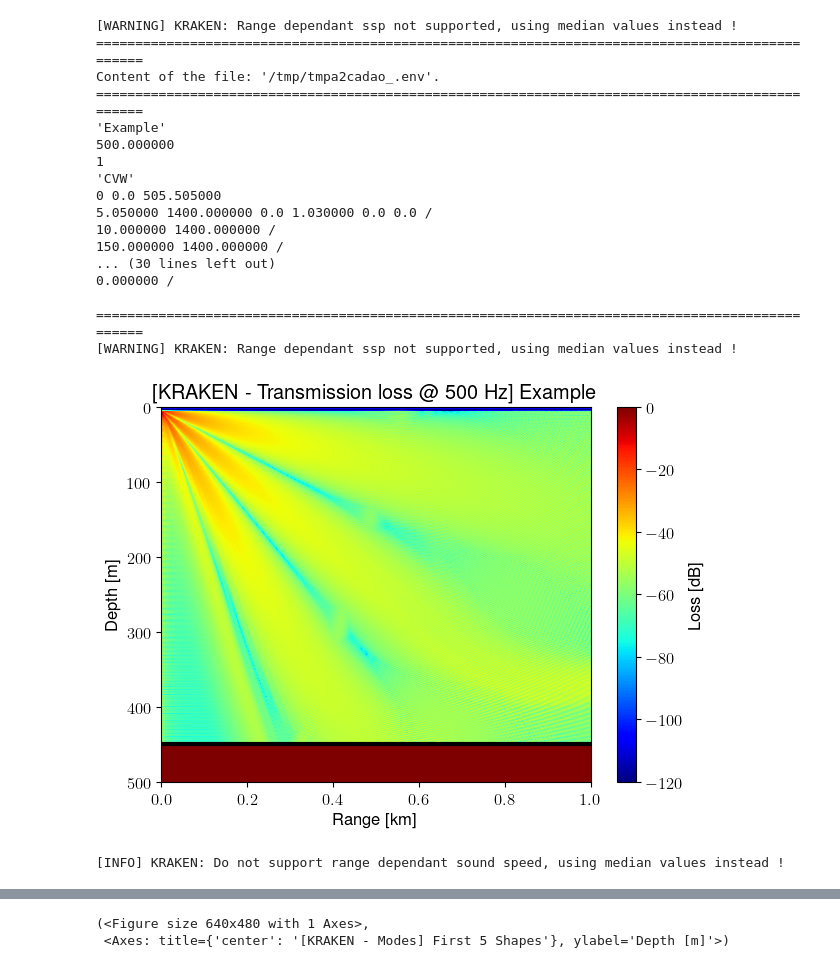
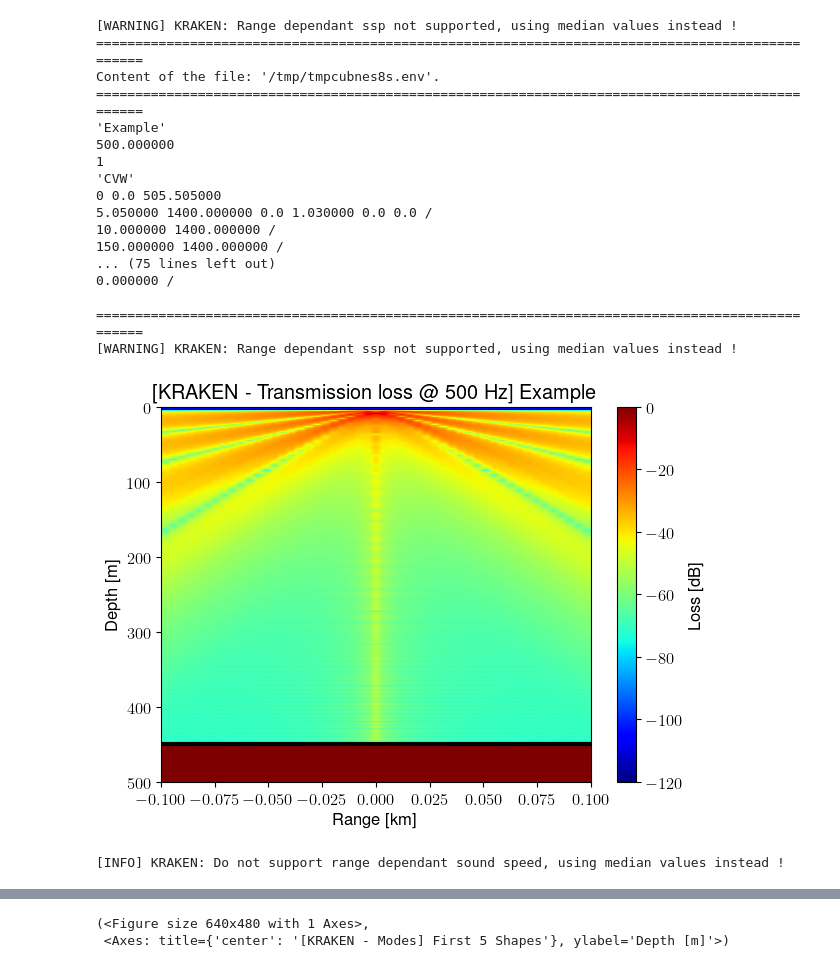
Before and after one commit to ErVuL/uAcoustics, a Jupyter notebook: python/KRAKEN.ipynb, the cells around one changed output, grey strips where cells are left out. Drawn from its saved outputs; the diff is of its cells as text; code cells hidden in the pictures.

```diff
--- a/python/KRAKEN.ipynb
+++ b/python/KRAKEN.ipynb
@@ -2,8 +2,8 @@
 import arlpy.uwapm as pm
 import numpy as np
 
-x = np.linspace(0, 1000, 1000)
-z = np.linspace(0, 500,  720)
+x = np.linspace(-100, 100, 51)
+z = np.linspace(0, 500,  2000)
 depth = 450
 
 ssp_range = np.array([0, 3000, 5000])
@@ -21,7 +21,7 @@ env = pm.make_env2d(
         pad_inputData   = True,
         name            = 'Example',
 
-        # BELLHOP/KRAKEN attn
+        # BELLHOP/KRAKEN: attn
         volume_attn     = None,
 
         # ALL: Receiver positoins
@@ -53,36 +53,36 @@ env = pm.make_env2d(
         bot_density     = 2.75,                                                # g/cm3
         bot_PwaveSpeed  = 6000,                                                # m/s
         bot_SwaveSpeed  = 3500,                                                # m/s
         bot_PwaveAttn   = 0.02,                                                # dB/wavelength
         bot_SwaveAttn   = 0.02,                                                # dB/wavelength
         )
 
 KRAKEN = pm.KRAKEN(env)
 KRAKEN.compute_transmission_loss(debug=True)
 KRAKEN.compute_modes()
 
 KRAKEN.plot_transmission_loss()
 KRAKEN.plot_ssp()
 KRAKEN.plot_modes(5)
 # %% [output]
 [WARNING] KRAKEN: Range dependant ssp not supported, using median values instead !
 ================================================================================================
-Content of the file: '/tmp/tmpa2cadao_.env'.
+Content of the file: '/tmp/tmpcubnes8s.env'.
 ================================================================================================
 'Example'
 500.000000
 1
 'CVW'
 0 0.0 505.505000
 5.050000 1400.000000 0.0 1.030000 0.0 0.0 /
 10.000000 1400.000000 /
 150.000000 1400.000000 /
-... (30 lines left out)
+... (75 lines left out)
 0.000000 /
 
 ================================================================================================
 [WARNING] KRAKEN: Range dependant ssp not supported, using median values instead !
-[figure, old version]
+[figure, new version]
 [INFO] KRAKEN: Do not support range dependant sound speed, using median values instead !
 [figure]
 (<Figure size 640x480 with 1 Axes>,
```
Also changed, not shown: parts of 1 cell of this notebook, 3 other files.
